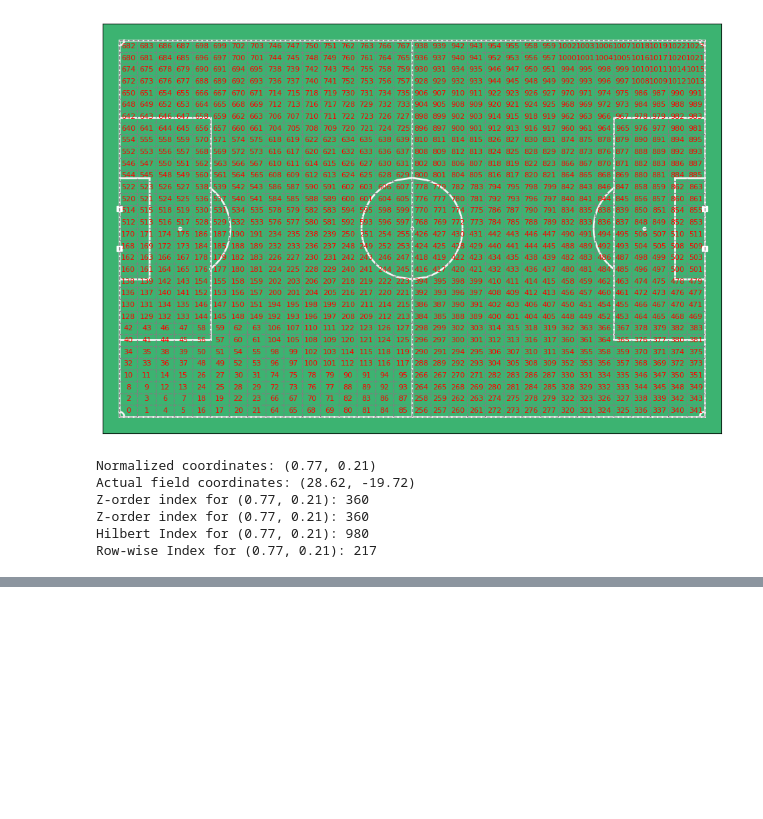
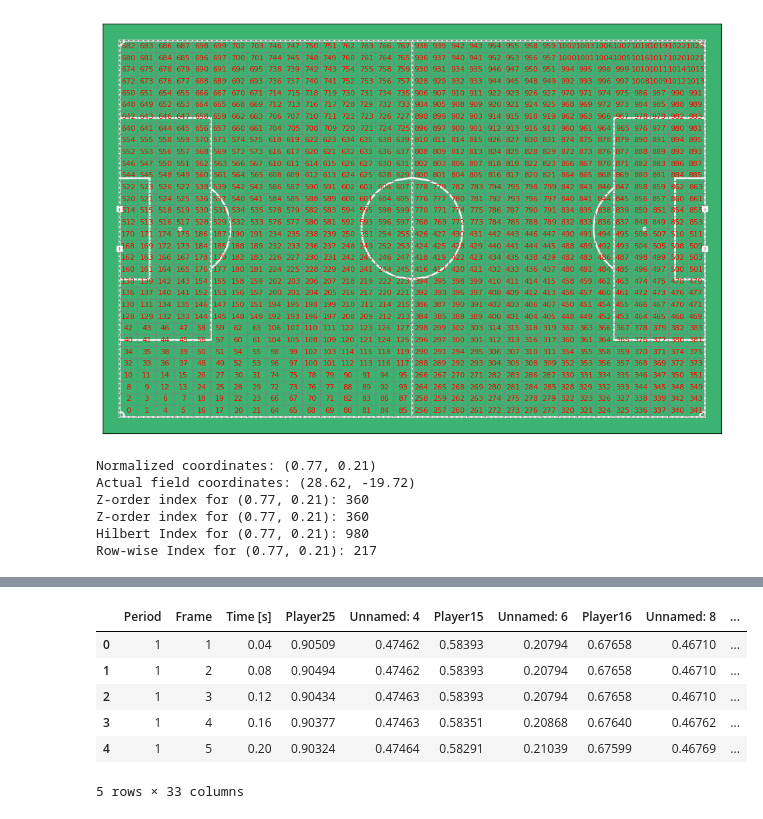
Before and after one commit to Csenongmin/Football-LLM, a Jupyter notebook: FootballGrid.ipynb, the cells around one changed output, grey strips where cells are left out. Cells and saved outputs as stored; diff of their text form; code cells hidden in the pictures; blank space fills up the shorter version.

```diff
--- a/FootballGrid.ipynb
+++ b/FootballGrid.ipynb
@@ -444,0 +470,15 @@ Row-wise Index for (0.77, 0.21): 217
+# %%
+
+# Skip the first row and set the second row as the actual header
+df_cleaned = pd.read_csv(path, skiprows=1, header=1)
+
+# Display the cleaned dataframe's header and the first few rows
+df_cleaned.head()
+# %% [output]
+|  | Period | Frame | Time [s] | Player25 | Unnamed: 4 | Player15 | Unnamed: 6 | Player16 | Unnamed: 8 | ... |
+| 0 | 1 | 1 | 0.04 | 0.90509 | 0.47462 | 0.58393 | 0.20794 | 0.67658 | 0.46710 | ... |
+| 1 | 1 | 2 | 0.08 | 0.90494 | 0.47462 | 0.58393 | 0.20794 | 0.67658 | 0.46710 | ... |
+| 2 | 1 | 3 | 0.12 | 0.90434 | 0.47463 | 0.58393 | 0.20794 | 0.67658 | 0.46710 | ... |
+| 3 | 1 | 4 | 0.16 | 0.90377 | 0.47463 | 0.58351 | 0.20868 | 0.67640 | 0.46762 | ... |
+| 4 | 1 | 5 | 0.20 | 0.90324 | 0.47464 | 0.58291 | 0.21039 | 0.67599 | 0.46769 | ... |
+5 rows × 33 columns
```
Also changed, not shown: parts of 4 cells of this notebook.
